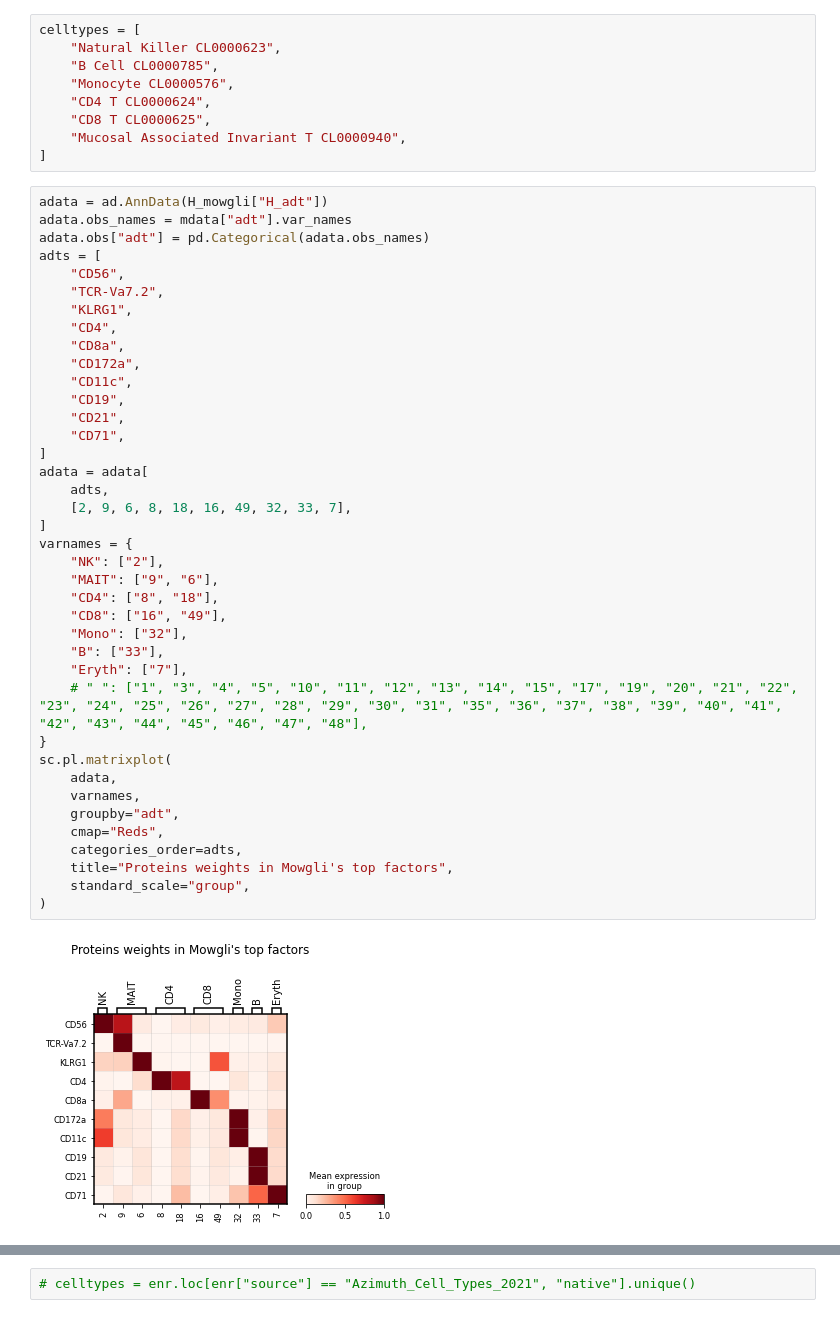
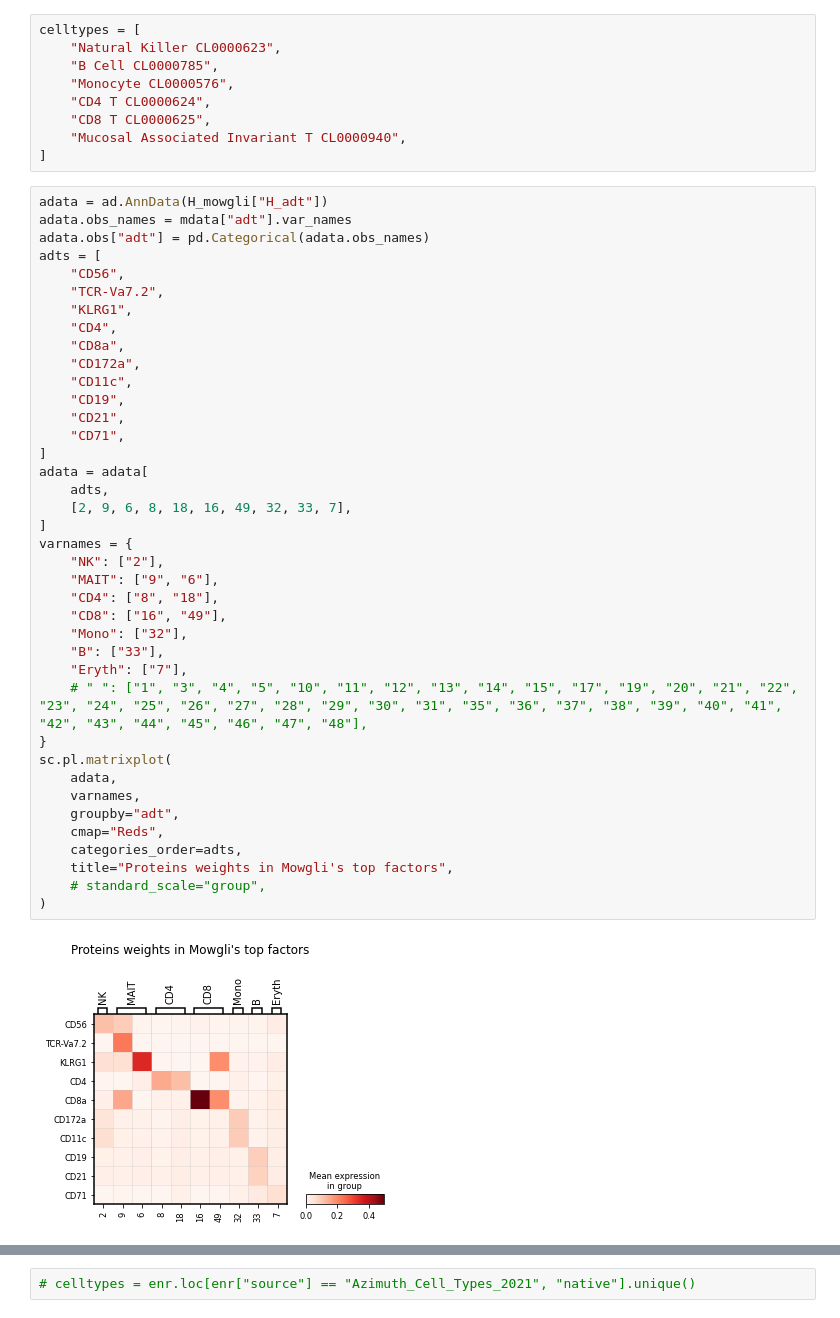
Before and after one commit to cantinilab/mowgli_reproducibility, a Jupyter notebook: visualize/visualize_part2.ipynb, the cells around one changed output, grey strips where cells are left out. Cells and saved outputs as stored; diff of their text form.

```diff
--- a/visualize/visualize_part2.ipynb
+++ b/visualize/visualize_part2.ipynb
@@ -290,35 +290,35 @@ adts = [
     "CD8a",
     "CD172a",
     "CD11c",
     "CD19",
     "CD21",
     "CD71",
 ]
 adata = adata[
     adts,
     [2, 9, 6, 8, 18, 16, 49, 32, 33, 7],
 ]
 varnames = {
     "NK": ["2"],
     "MAIT": ["9", "6"],
     "CD4": ["8", "18"],
     "CD8": ["16", "49"],
     "Mono": ["32"],
     "B": ["33"],
     "Eryth": ["7"],
     # " ": ["1", "3", "4", "5", "10", "11", "12", "13", "14", "15", "17", "19", "20", "21", "22", "23", "24", "25", "26", "27", "28", "29", "30", "31", "35", "36", "37", "38", "39", "40", "41", "42", "43", "44", "45", "46", "47", "48"],
 }
 sc.pl.matrixplot(
     adata,
     varnames,
     groupby="adt",
     cmap="Reds",
     categories_order=adts,
     title="Proteins weights in Mowgli's top factors",
-    standard_scale="group",
+    # standard_scale="group",
 )
 # %% [output]
-[figure, old version]
+[figure, new version]
 # %%
 adata = ad.AnnData(H_mowgli["H_rna"])
 adata.obs_names = mdata["rna"].var_names.str.replace("rna:", "")
```
Also changed, not shown: parts of 10 cells of this notebook, 21 other files.
